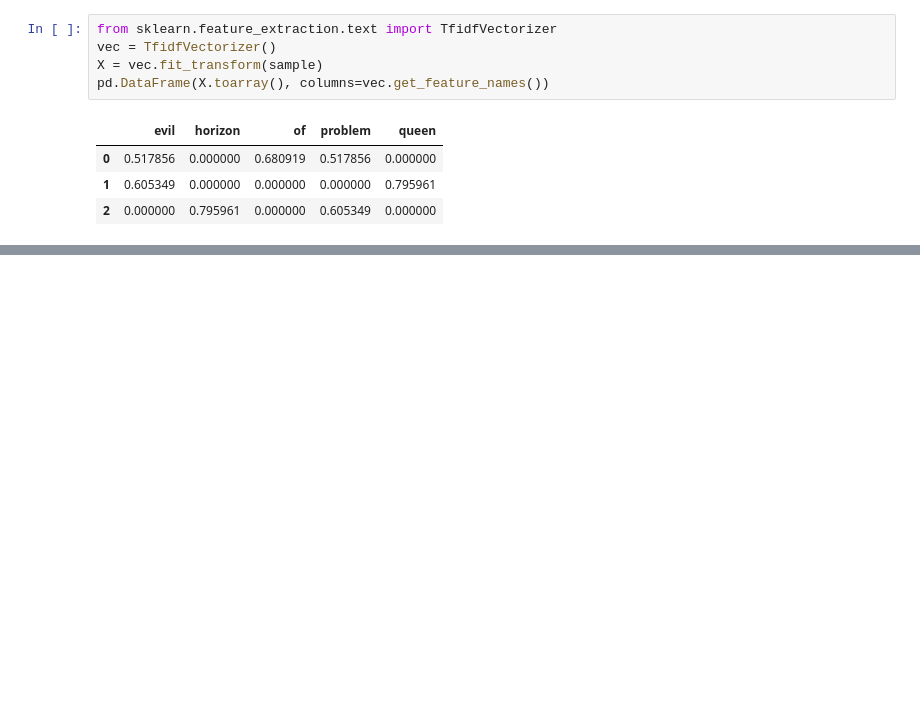
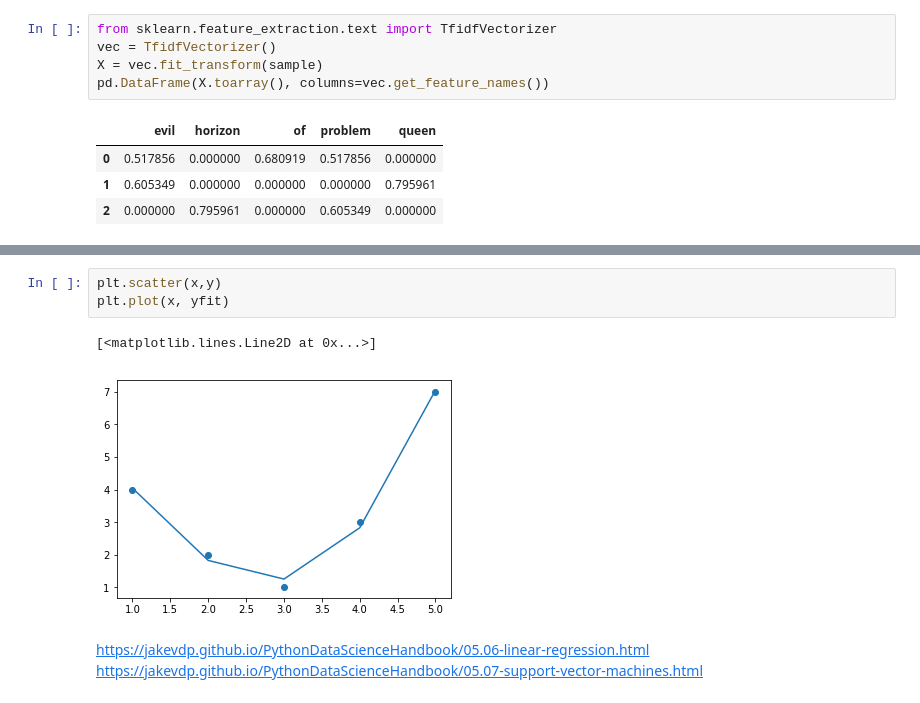
Before and after one commit to yinglao/Coding_exercise, a Jupyter notebook: Feature Engineering.ipynb, the cells around one changed output, grey strips where cells are left out. Cells and saved outputs as stored; diff of their text form; blank space fills up the shorter version.

```diff
--- a/Feature Engineering.ipynb
+++ b/Feature Engineering.ipynb
@@ -68,0 +121,9 @@ pd.DataFrame(X.toarray(), columns=vec.get_feature_names())
+# %%
+plt.scatter(x,y)
+plt.plot(x, yfit)
+# %% [output]
+[<matplotlib.lines.Line2D at 0x...>]
+[figure, added]
+# %% [markdown]
+https://jakevdp.github.io/PythonDataScienceHandbook/05.06-linear-regression.html
+https://jakevdp.github.io/PythonDataScienceHandbook/05.07-support-vector-machines.html
```
Also changed, not shown: parts of 14 cells of this notebook.
